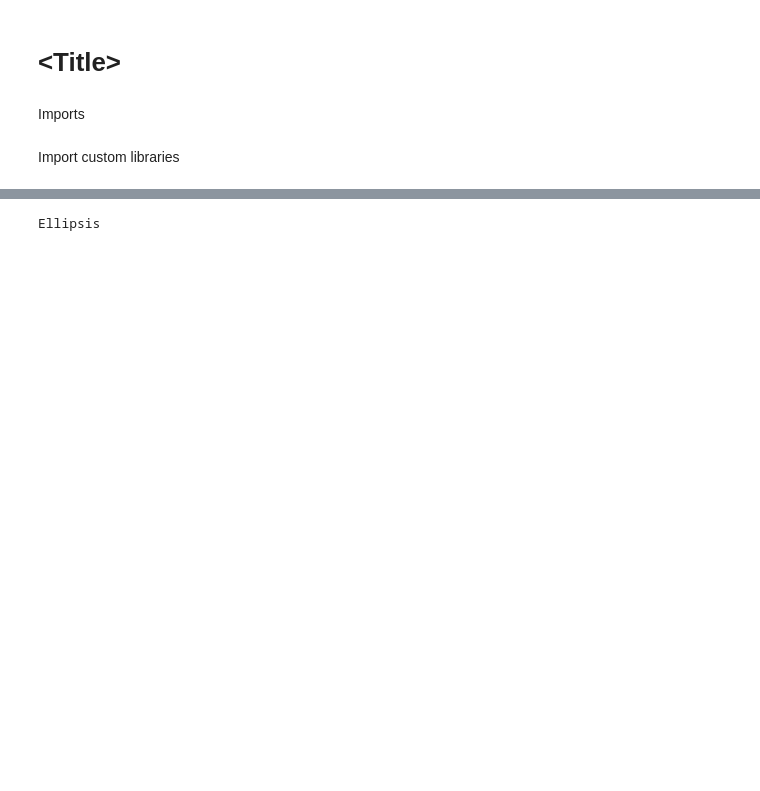
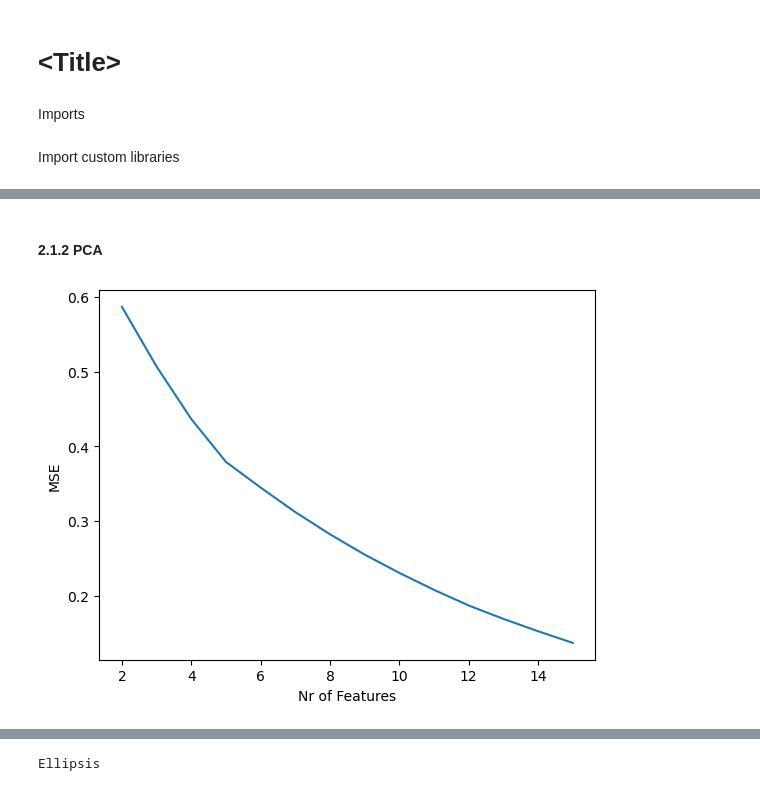
Before and after one commit to WouterFeijen/Interpretable-Subgroup-Discovery, a Jupyter notebook: framework.ipynb, the cells around one changed output, grey strips where cells are left out. Cells and saved outputs as stored; diff of their text form; code cells hidden in the pictures; blank space fills up the shorter version.

```diff
--- a/framework.ipynb
+++ b/framework.ipynb
@@ -239,0 +191,6 @@ calc_result_bs(df_en, df, subgroups_en, subgroups_n)
+# %% [markdown]
+#### 2.1.2 PCA
+# %%
+plot_mse_vs_nfeatures(dct_datasets,'Ionosphere','PCA',l_est,r_est=15)
+# %% [output]
+[figure, added]
```
Also changed, not shown: parts of 112 cells of this notebook, 1 other file.
